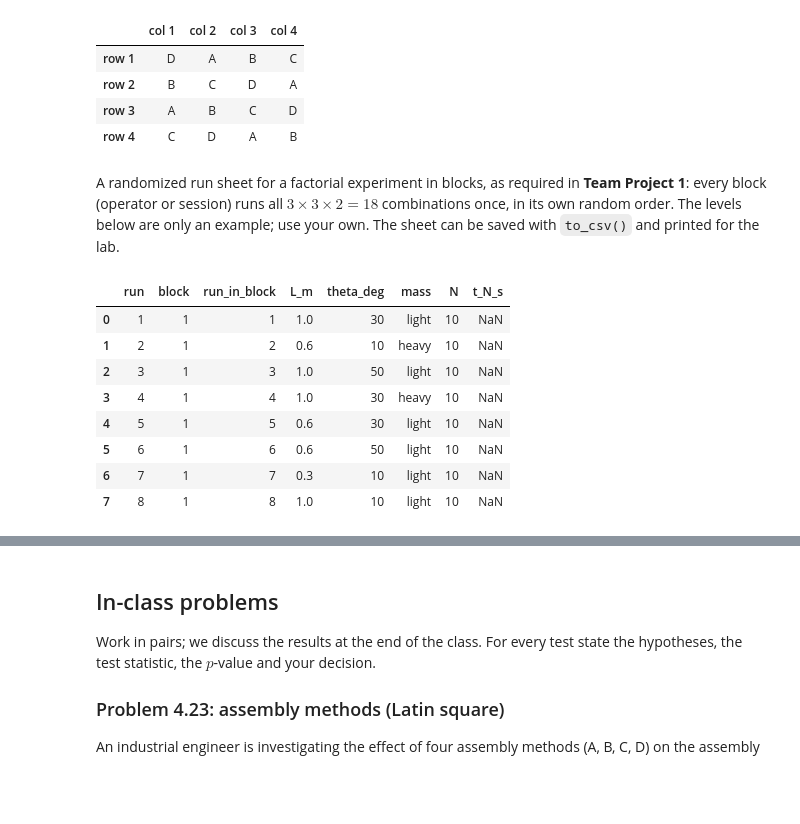
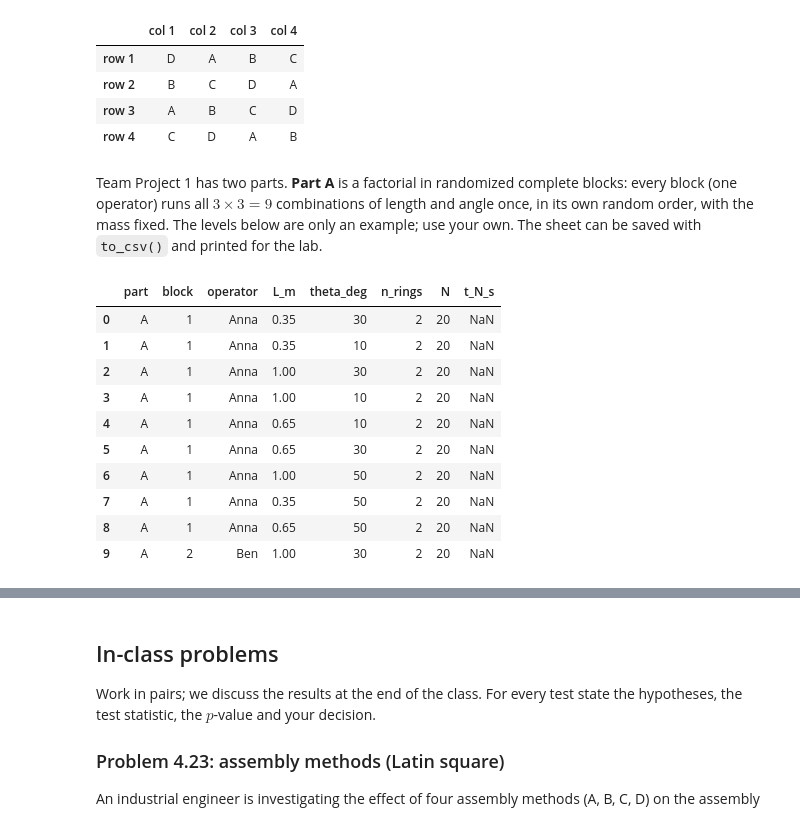
Before and after one commit to francji1/01NAEX, a Jupyter notebook: code/01NAEX_Ex04.ipynb, the cells around one changed output, grey strips where cells are left out. Saved outputs shown, nothing was run; the diff lists cells and outputs as text; code cells hidden in the pictures; blank space fills up the shorter version.

Commit message:
Update Project 1, L04 and Ex04

```diff
--- a/code/01NAEX_Ex04.ipynb
+++ b/code/01NAEX_Ex04.ipynb
@@ -308,32 +326,35 @@ random_latin_square(4, seed=2026)
 | row 3 | A | B | C | D |
 | row 4 | C | D | A | B |
 # %% [markdown]
-A randomized run sheet for a factorial experiment in blocks, as required in **Team Project 1**: every block (operator or
-session) runs all $3 \times 3 \times 2 = 18$ combinations once, in its own random order. The levels below are only an example;
-use your own. The sheet can be saved with `to_csv()` and printed for the lab.
+Team Project 1 has two parts. **Part A** is a factorial in randomized complete blocks: every block (one operator) runs all
+$3 \times 3 = 9$ combinations of length and angle once, in its own random order, with the mass fixed. The levels below are only
+an example; use your own. The sheet can be saved with `to_csv()` and printed for the lab.
 # %%
-levels = {"L_m": [0.30, 0.60, 1.00], "theta_deg": [10, 30, 50], "mass": ["light", "heavy"]}
+levels = {"L_m": [0.35, 0.65, 1.00], "theta_deg": [10, 30, 50]}
 combos = pd.MultiIndex.from_product(levels.values(), names=levels.keys()).to_frame(index=False)
 
 rng = np.random.default_rng(2026)
 blocks = []
-for block in [1, 2]:
+for block, operator in enumerate(["Anna", "Ben", "Carla"], start=1):    # a team of two: one operator times two blocks
     sheet = combos.sample(frac=1, random_state=rng).reset_index(drop=True)
     sheet.insert(0, "block", block)
-    sheet.insert(1, "run_in_block", np.arange(1, len(sheet) + 1))
+    sheet.insert(1, "operator", operator)
     blocks.append(sheet)
-run_sheet = pd.concat(blocks, ignore_index=True)
-run_sheet.insert(0, "run", np.arange(1, len(run_sheet) + 1))
-run_sheet["N"] = 10
-run_sheet["t_N_s"] = np.nan          # to be filled in during the experiment
-run_sheet.head(8)
+sheet_A = pd.concat(blocks, ignore_index=True)
+sheet_A.insert(0, "part", "A")
+sheet_A["n_rings"] = 2
+sheet_A["N"] = 20
+sheet_A["t_N_s"] = np.nan          # to be filled in during the experiment
+sheet_A.head(10)
 # %% [output]
-|  | run | block | run_in_block | L_m | theta_deg | mass | N | t_N_s |
-| 0 | 1 | 1 | 1 | 1.0 | 30 | light | 10 | NaN |
-| 1 | 2 | 1 | 2 | 0.6 | 10 | heavy | 10 | NaN |
-| 2 | 3 | 1 | 3 | 1.0 | 50 | light | 10 | NaN |
-| 3 | 4 | 1 | 4 | 1.0 | 30 | heavy | 10 | NaN |
-| 4 | 5 | 1 | 5 | 0.6 | 30 | light | 10 | NaN |
-| 5 | 6 | 1 | 6 | 0.6 | 50 | light | 10 | NaN |
-| 6 | 7 | 1 | 7 | 0.3 | 10 | light | 10 | NaN |
-| 7 | 8 | 1 | 8 | 1.0 | 10 | light | 10 | NaN |
+|  | part | block | operator | L_m | theta_deg | n_rings | N | t_N_s |
+| 0 | A | 1 | Anna | 0.35 | 30 | 2 | 20 | NaN |
+| 1 | A | 1 | Anna | 0.35 | 10 | 2 | 20 | NaN |
+| 2 | A | 1 | Anna | 1.00 | 30 | 2 | 20 | NaN |
+| 3 | A | 1 | Anna | 1.00 | 10 | 2 | 20 | NaN |
+| 4 | A | 1 | Anna | 0.65 | 10 | 2 | 20 | NaN |
+| 5 | A | 1 | Anna | 0.65 | 30 | 2 | 20 | NaN |
+| 6 | A | 1 | Anna | 1.00 | 50 | 2 | 20 | NaN |
+| 7 | A | 1 | Anna | 0.35 | 50 | 2 | 20 | NaN |
+| 8 | A | 1 | Anna | 0.65 | 50 | 2 | 20 | NaN |
+| 9 | A | 2 | Ben | 1.00 | 30 | 2 | 20 | NaN |
```
Also changed, not shown: parts of 6 cells of this notebook, 2 other files.
